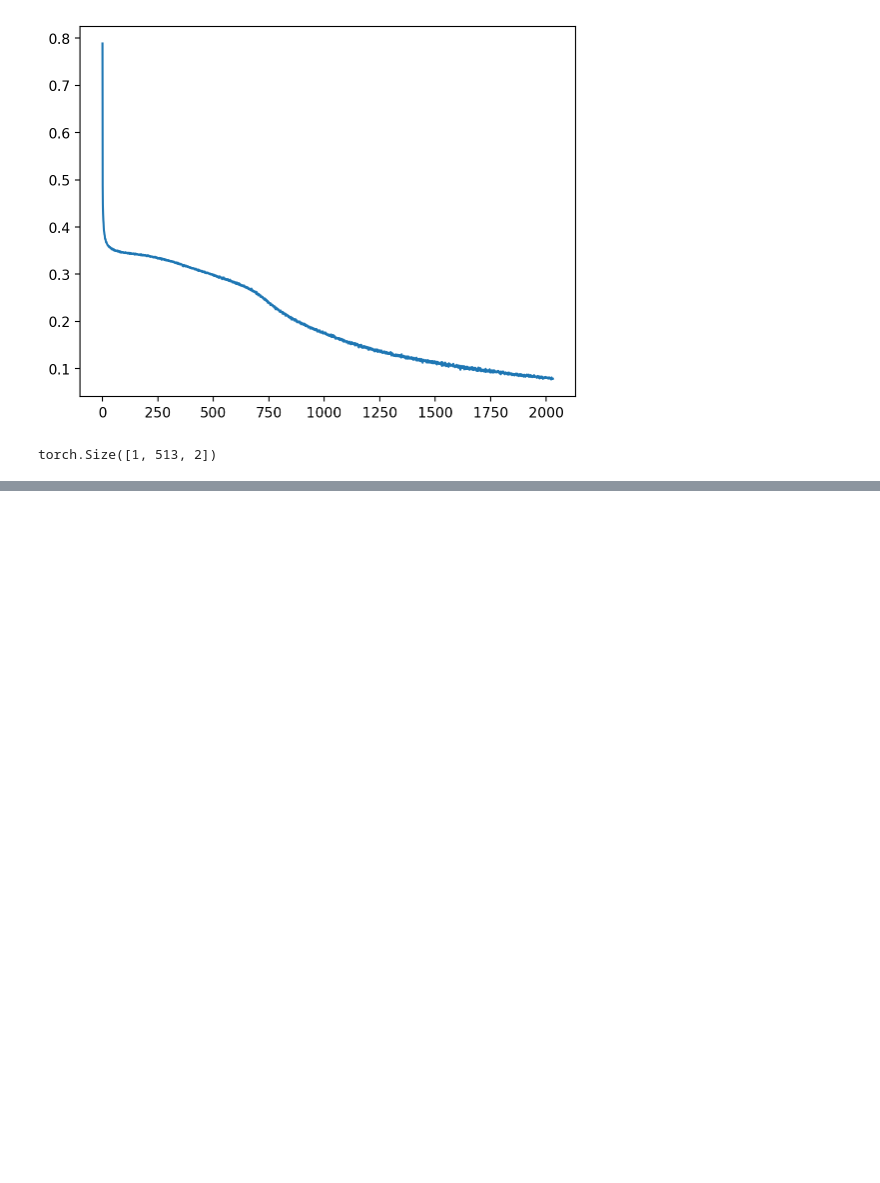
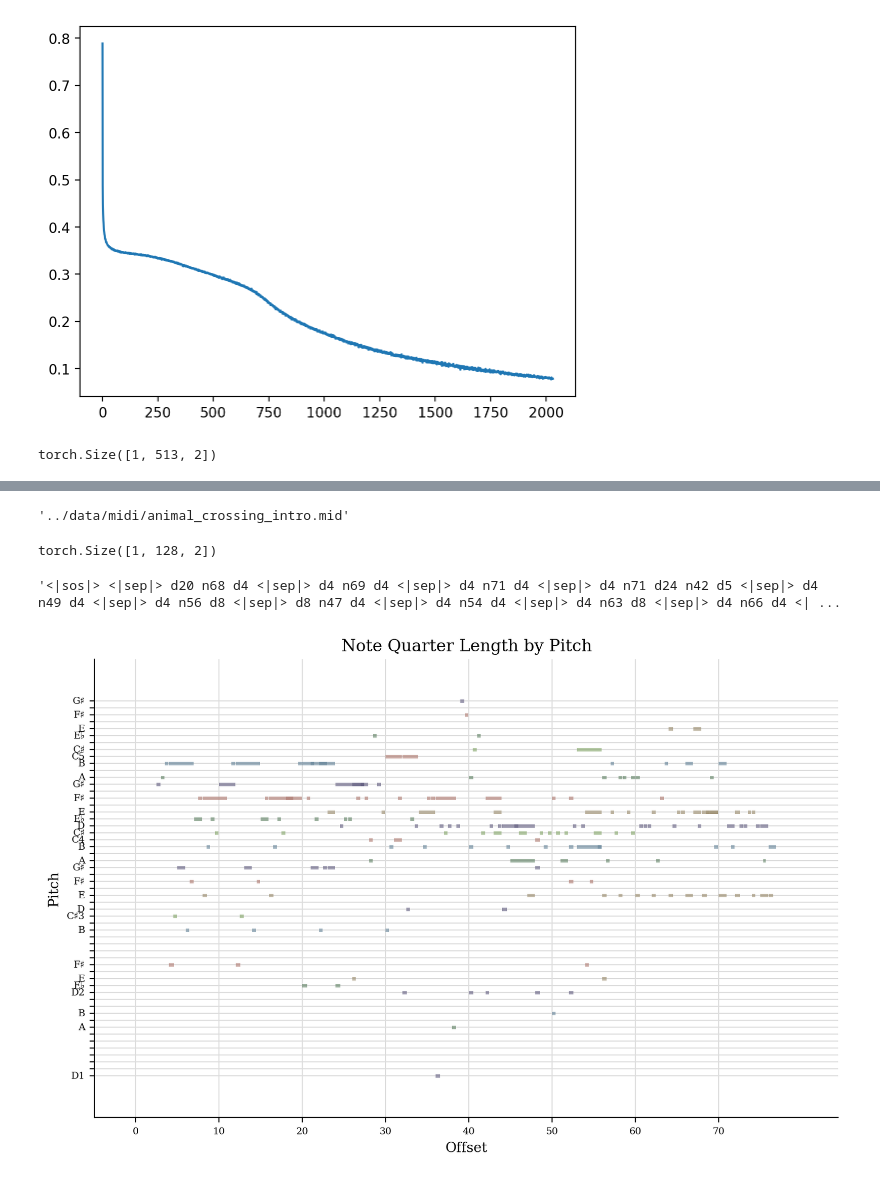
Before and after one commit to Ryan-Palmer/MIDIGen, a Jupyter notebook: src/4 - Transformer/4 - Transformer.ipynb, the cells around one changed output, grey strips where cells are left out. Saved outputs shown, nothing was run; the diff lists cells and outputs as text; code cells hidden in the pictures; blank space fills up the shorter version.

```diff
--- a/src/4 - Transformer/4 - Transformer.ipynb
+++ b/src/4 - Transformer/4 - Transformer.ipynb
@@ -527,0 +546,19 @@ generated_stream.show('midi')
+# %%
+ac_intro_stream.write('midi', '../data/midi/animal_crossing_intro.mid')
+# %% [output]
+'../data/midi/animal_crossing_intro.mid'
+# %%
+ac_init = torch.tensor(ac_intro, device=device).unsqueeze(0)
+ac_init.shape
+# %% [output]
+torch.Size([1, 128, 2])
+# %%
+ac_continued = model.generate(ac_init, max_new_tokens=512).cpu()[0, :, 0]
+vocab.to_tokens(ac_continued)
+# %% [output]
+'<|sos|> <|sep|> d20 n68 d4 <|sep|> d4 n69 d4 <|sep|> d4 n71 d4 <|sep|> d4 n71 d24 n42 d5 <|sep|> d4 n49 d4 <|sep|> d4 n56 d8 <|sep|> d8 n47 d4 <|sep|> d4 n54 d4 <|sep|> d4 n63 d8 <|sep|> d4 n66 d4 <| ...
+# %%
+ac_continued_stream = idx_to_stream_enc(np.array(ac_continued), vocab)
+ac_continued_stream.plot()
+# %% [output]
+[figure, added]
```
Also changed, not shown: parts of 16 cells of this notebook, 1 other file.
